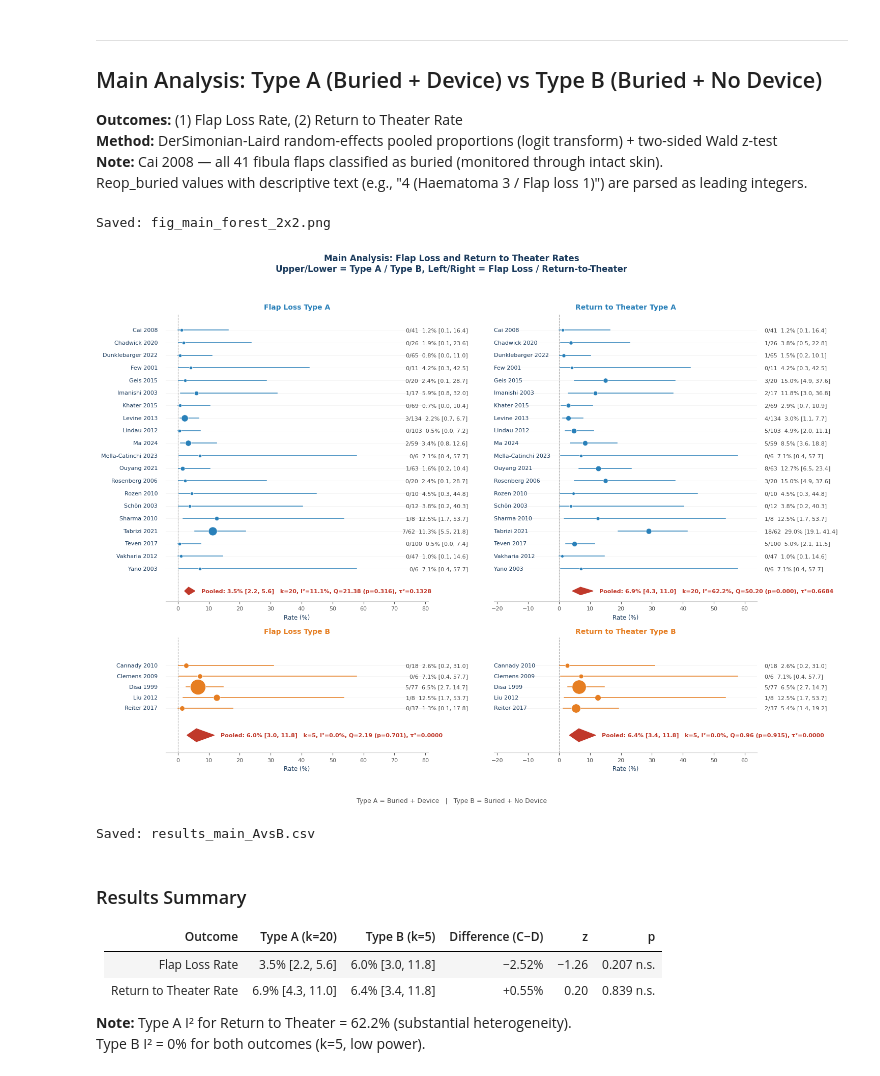
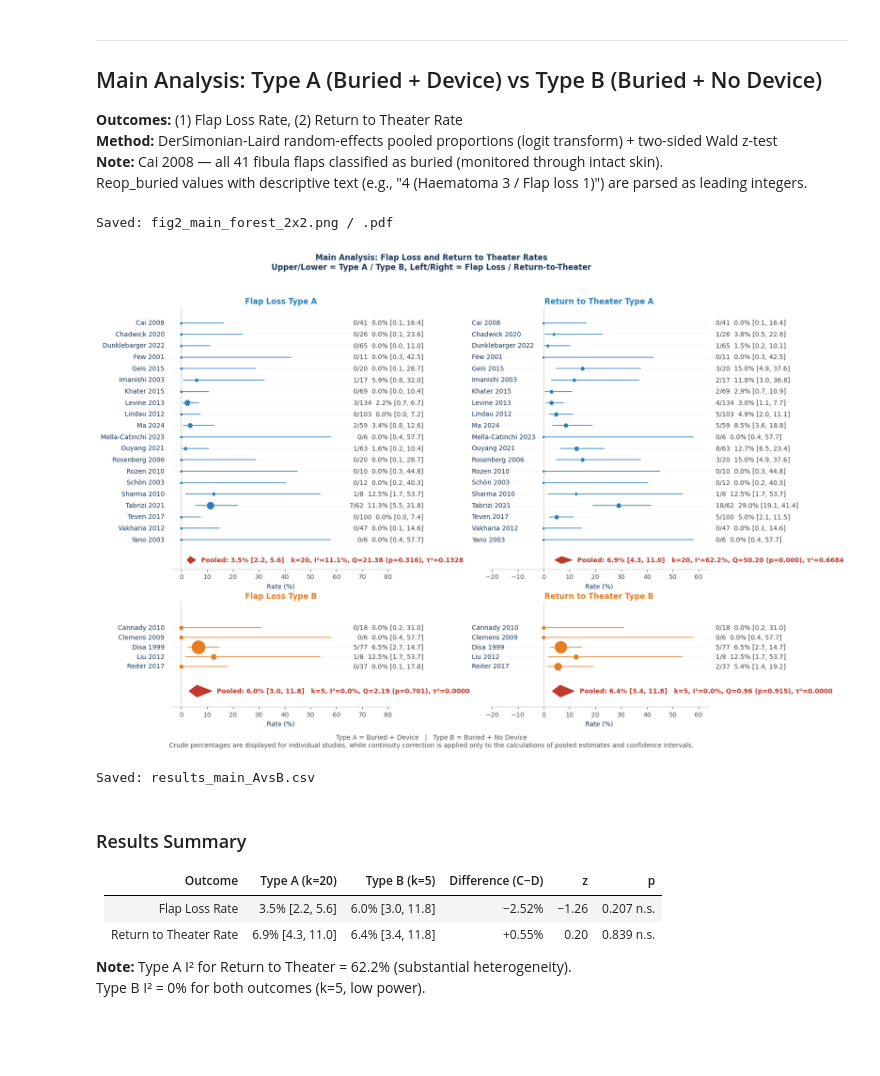
Before and after one commit to Hiroki-Kodama-PRS/PRS-Meta-Analysis, a Jupyter notebook: analysis ver 3.ipynb, the cells around one changed output. Drawn from its saved outputs; the diff is of its cells as text; code cells hidden in the pictures; blank space fills up the shorter version.

```diff
--- a/analysis ver 3.ipynb
+++ b/analysis ver 3.ipynb
@@ -53,6 +53,7 @@ def pool_prop(n_events, n_total, labels):
     p_i  = n_events_c / n_total_c
     lp_i = logit(p_i)
     se_i = np.sqrt(1/n_events_c + 1/(n_total_c - n_events_c))
+    p_raw = n_events / n_total
     w_fe = 1 / se_i**2
     lp_fe = np.sum(w_fe * lp_i) / np.sum(w_fe)
     Q  = np.sum(w_fe * (lp_i - lp_fe)**2)
@@ -69,7 +70,7 @@ def pool_prop(n_events, n_total, labels):
     ci_hi_95 = inv_logit(lp_re + 1.96 * se_re)
     wt_pct   = w_re / np.sum(w_re) * 100
     return dict(labels=labels, n_events=n_events, n_total=n_total,
-                p_i=p_i, lp_i=lp_i, se_i=se_i, w_re=w_re, wt_pct=wt_pct,
+                p_i=p_i, p_raw=p_raw, lp_i=lp_i, se_i=se_i, w_re=w_re, wt_pct=wt_pct,
                 lp_re=lp_re, se_re=se_re, pooled=pooled,
                 ci_lo_95=ci_lo_95, ci_hi_95=ci_hi_95,
                 Q=Q, p_Q=p_Q, tau2=tau2, I2=I2, k=k)
@@ -260,13 +261,13 @@ def draw_panel(ax, r, title, color, x_min, x_max, panel_col=None, row_index=None
     if panel_col == 0:  # Left column: bring right text inward
         right_text_x = 1.15
     elif panel_col == 1:  # Right column: bring left text inward
-        left_text_x = 0.00
+        left_text_x = -0.08
 
     for i, (y, lbl, lp, se, ne, nt, wt) in enumerate(zip(
             y_pos, r['labels'], r['lp_i'], r['se_i'], r['n_events'], r['n_total'], r['wt_pct'])):
         lo = inv_logit(lp - 1.96 * se) * 100
         hi = inv_logit(lp + 1.96 * se) * 100
-        pc = inv_logit(lp) * 100
+        pc = r['p_raw'][i] * 100
         ax.plot([lo, hi], [y, y], color=color, lw=1.1, zorder=2)
         ax.scatter(pc, y, s=max(18, wt * 7), color=color,
                    zorder=3, edgecolors='white', linewidths=0.45)
@@ -276,11 +277,11 @@ def draw_panel(ax, r, title, color, x_min, x_max, panel_col=None, row_index=None
 
         # Position author/year labels on left using FULL axes coordinates
         ax.text(left_text_x, norm_y, lbl, ha='right' if panel_col != 1 else 'left',
-                va='center', fontsize=8, color=C_HEADER, transform=ax.transAxes, clip_on=False)
+                va='center', fontsize=10, color=C_HEADER, transform=ax.transAxes, clip_on=False)
 
         # Position numerical data on right using FULL axes coordinates
         ax.text(right_text_x, norm_y, f'{int(ne)}/{int(nt)}  {pc:.1f}% [{lo:.1f}, {hi:.1f}]',
-                ha='left' if panel_col != 0 else 'right', va='center', fontsize=8,
+                ha='left' if panel_col != 0 else 'right', va='center', fontsize=10,
                 color='#444444', transform=ax.transAxes, clip_on=False)
 
     cx = r['pooled'] * 100
@@ -294,12 +295,12 @@ def draw_panel(ax, r, title, color, x_min, x_max, panel_col=None, row_index=None
     ax.text(hi95 + 2, y_d,
             f'Pooled: {cx:.1f}% [{lo95:.1f}, {hi95:.1f}]   '
             f'k={r["k"]}, I²={r["I2"]:.1f}%, Q={r["Q"]:.2f} (p={r["p_Q"]:.3f}), τ²={r["tau2"]:.4f}',
-            ha='left', va='center', fontsize=8, fontweight='bold', color=C_DIAMOND)
+            ha='left', va='center', fontsize=10, fontweight='bold', color=C_DIAMOND)
 
-    ax.set_title(title, fontsize=10, fontweight='bold', color=color, pad=6)
+    ax.set_title(title, fontsize=12, fontweight='bold', color=color, pad=6)
     ax.set_yticks([])
-    ax.set_xlabel('Rate (%)', fontsize=8.5, color=C_HEADER)
-    ax.tick_params(axis='x', colors='#555555', labelsize=8)
+    ax.set_xlabel('Rate (%)', fontsize=10, color=C_HEADER)
+    ax.tick_params(axis='x', colors='#555555', labelsize=10)
     for sp in ['top', 'right', 'left']:
         ax.spines[sp].set_visible(False)
     ax.spines['bottom'].set_color('#CCCCCC')
@@ -325,7 +326,7 @@ cmp_RT = z_test(rC_RT, rD_RT)
 
 # --- Combined 2x2 layout ---
 fig, axes = plt.subplots(2, 2, figsize=(15, 11.2), facecolor='white', gridspec_kw={'height_ratios': [1.0, 0.4]})
-plt.subplots_adjust(wspace=0.25, hspace=0.18)
+plt.subplots_adjust(wspace=0.45, hspace=0.18)
 
 xlim_flap = panel_xlim(rC_FL, rD_FL)
 xlim_reop = panel_xlim(rC_RT, rD_RT)
@@ -337,40 +338,42 @@ draw_panel(axes[1, 0], rD_FL, 'Flap Loss Type B', C_CONV, *xlim_flap, panel_col=
 # Right column (return-to-theater): panel_col=1
 draw_panel(axes[0, 1], rC_RT, 'Return to Theater Type A', C_DEVICE, *xlim_reop, panel_col=1, row_index=0)
 draw_panel(axes[1, 1], rD_RT, 'Return to Theater Type B', C_CONV, *xlim_reop, panel_col=1, row_index=1)
 
 fig.suptitle(
     'Main Analysis: Flap Loss and Return to Theater Rates\n'
     'Upper/Lower = Type A / Type B, Left/Right = Flap Loss / Return-to-Theater',
     fontsize=12, fontweight='bold', color=C_HEADER, y=0.985)
 
-fig.text(0.5, 0.02,
-         'Type A = Buried + Device   |   Type B = Buried + No Device',
-         ha='center', va='bottom', fontsize=9, color='#555555')
+fig.text(0.5, 0.03,
+         'Type A = Buried + Device   |   Type B = Buried + No Device\n'
+         'Crude percentages are displayed for individual studies, while continuity correction is applied only to the calculations of pooled estimates and confidence intervals.',
+         ha='center', va='bottom', fontsize=10, color='#555555')
 
-plt.savefig('fig_main_forest_2x2.png', dpi=200, bbox_inches='tight', facecolor='white')
-print('Saved: fig_main_forest_2x2.png')
+plt.savefig('fig2_main_forest_2x2.png', dpi=600, bbox_inches='tight', facecolor='white')
+plt.savefig('fig2_main_forest_2x2.pdf', bbox_inches='tight', facecolor='white')
+print('Saved: fig2_main_forest_2x2.png / .pdf')
 plt.show()
 
 # --- Export CSV ---
 rows = []
 for outcome, rC, rD, cmp in [
         ('Flap Loss Rate', rC_FL, rD_FL, cmp_FL),
         ('Return to Theater Rate', rC_RT, rD_RT, cmp_RT)]:
     for grp, r in [('Type A (Buried+Device)', rC), ('Type B (Buried+No Device)', rD)]:
         rows.append(dict(
             Outcome=outcome, Group=grp, k=r['k'],
             Pooled_pct=round(r['pooled']*100,2),
             CI95_Lo=round(r['ci_lo_95']*100,2),
             CI95_Hi=round(r['ci_hi_95']*100,2),
             I2_pct=round(r['I2'],1), Q=round(r['Q'],3),
             p_Q=round(r['p_Q'],4), tau2=round(r['tau2'],4),
             Diff_CminusD_pct=round(cmp['diff_pct'],2),
             z=round(cmp['z'],3), p_value=round(cmp['p'],4), Sig=cmp['sig']))
 pd.DataFrame(rows).to_csv('results_main_AvsB.csv', index=False)
 print('Saved: results_main_AvsB.csv')
 # %% [output]
-Saved: fig_main_forest_2x2.png
+Saved: fig2_main_forest_2x2.png / .pdf
-[figure, old version]
+[figure, new version]
 Saved: results_main_AvsB.csv
 # %% [markdown]
 ### Results Summary
```
Also changed, not shown: parts of 7 cells of this notebook, 24 other files.
